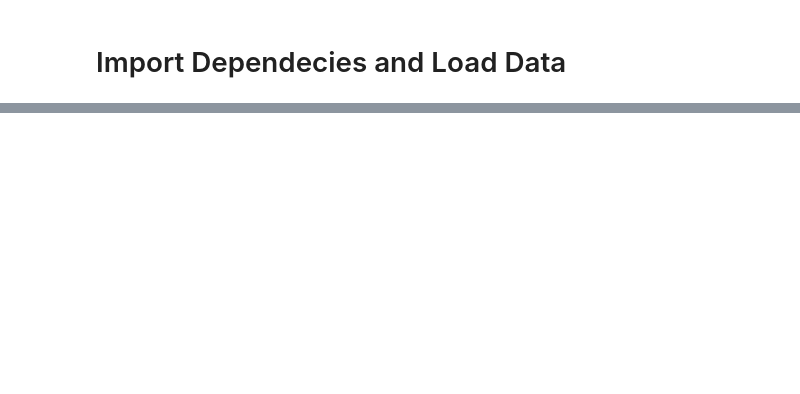
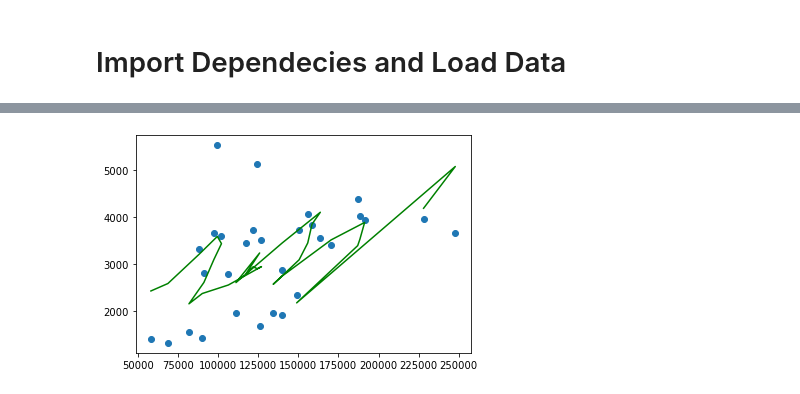
Before and after one commit to hariniv22/Covid_19_Data_Analysis, a Jupyter notebook: MLExampl.ipynb, the cells around one changed output, grey strips where cells are left out. Saved outputs shown, nothing was run; the diff lists cells and outputs as text; code cells hidden in the pictures; blank space fills up the shorter version.

```diff
--- a/MLExampl.ipynb
+++ b/MLExampl.ipynb
@@ -70,0 +146,6 @@ df_usa
+# %%
+plt.scatter(X["new_case"], y)
+plt.plot(X["new_case"], y_pred, color='green')
+plt.show()
+# %% [output]
+[figure, added]
```
Also changed, not shown: parts of 33 cells of this notebook, 2 other files.
